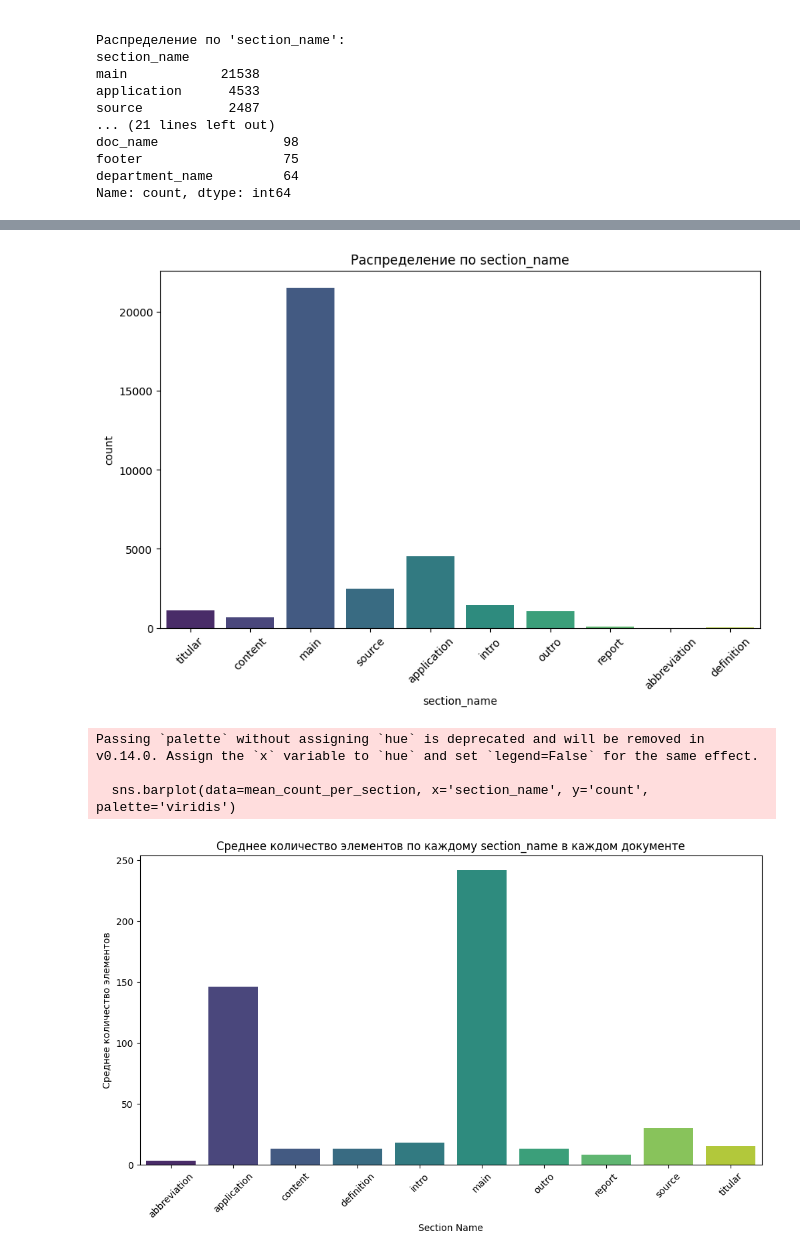
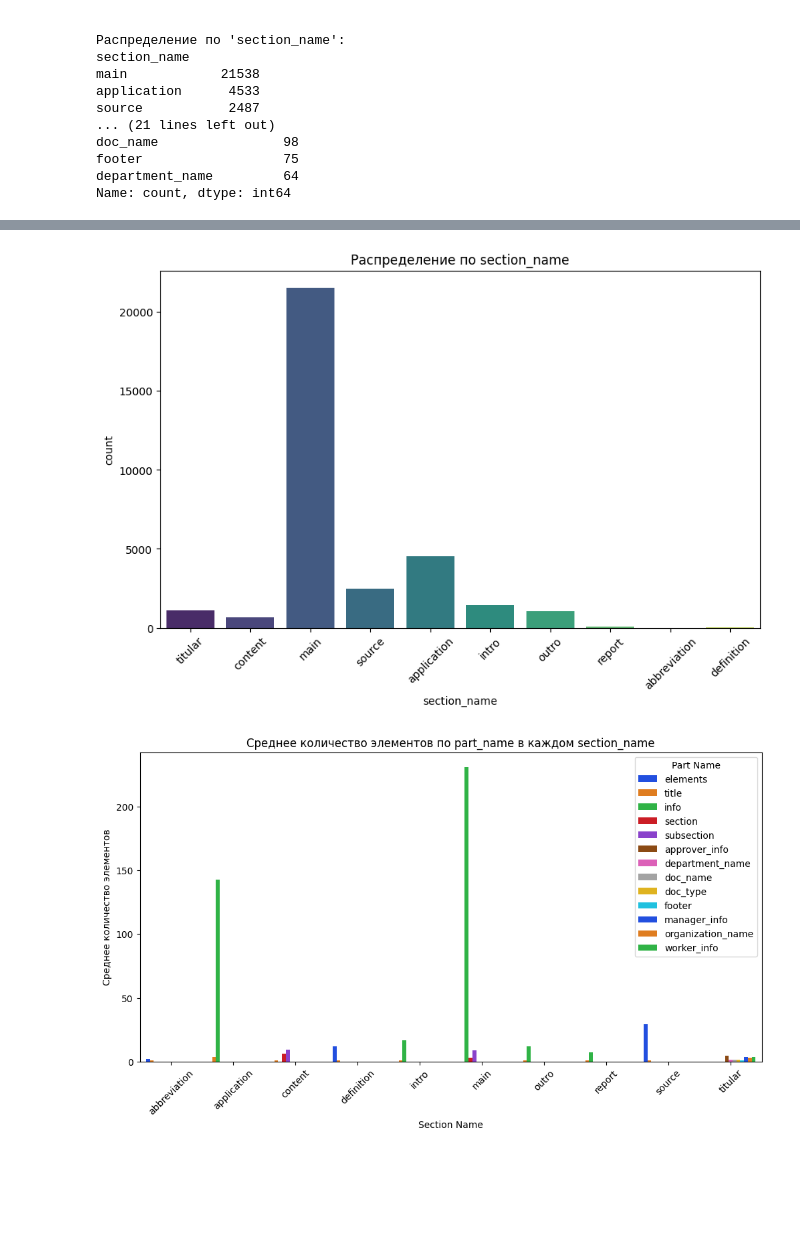
Before and after one commit to xyle-net/VK_DPP, a Jupyter notebook: Data&ML(xyle_net).ipynb, the cells around one changed output, grey strips where cells are left out. Saved outputs shown, nothing was run; the diff lists cells and outputs as text; code cells hidden in the pictures; blank space fills up the shorter version.

Commit message:
Исправлено Распределение по составляющим элементов

```diff
--- a/Data&ML(xyle_net).ipynb
+++ b/Data&ML(xyle_net).ipynb
@@ -43,8 +43,8 @@ s3_client = boto3.client(
     "s3",
     endpoint_url="https://s3.cloud.ru",
     region_name="ru-central-1",
-    aws_access_key_id="<access_key>",
-    aws_secret_access_key="<secret_key>"
+    aws_access_key_id="b74d6d10-74da-4ea1-95e1-3b49f39acce8:ee70f136f6ddd5190ad6acfdf49e84b4",
+    aws_secret_access_key="3c1d814509ba1190b0d7ccc642c3f4f7"
 )
 
 obj = s3_client.get_object(Bucket=S3_BUCKET_NAME, Key="data/mapping_dataset.csv")
@@ -125,38 +125,36 @@ Name: count, dtype: int64
 # %%
 # 4. Визуализация данных
 # Визуализация общего распределения по 'content_type'
 plt.figure(figsize=(10, 6))
 sns.countplot(data=df, x='content_type')
 plt.title('Распределение по content_type')
 plt.xticks(rotation=45)
 plt.show()
 
 # Визуализация общего распределения по 'section_name'
 plt.figure(figsize=(10, 6))
 sns.countplot(data=df, x='section_name', hue='section_name', legend=False, palette='viridis')
 plt.title('Распределение по section_name')
 plt.xticks(rotation=45)
 plt.show()
 
 
-grouped = df.groupby(['document_id', 'section_name']).size().reset_index(name='count')
-mean_count_per_section = grouped.groupby('section_name')['count'].mean().reset_index()
+grouped = df.groupby(['document_id', 'section_name', 'part_name']).size().reset_index(name='count')
+mean_count_per_part = grouped.groupby(['section_name', 'part_name'])['count'].mean().reset_index()
 
-# Визуализация среднего количества элементов для каждого section_name
+# Визуализация среднего количества элементов по part_name в каждом section_name
 plt.figure(figsize=(12, 6))
-sns.barplot(data=mean_count_per_section, x='section_name', y='count', palette='viridis')
-plt.title('Среднее количество элементов по каждому section_name в каждом документе')
+sns.barplot(data=mean_count_per_part, x='section_name', y='count', hue='part_name', palette='bright')
+plt.title('Среднее количество элементов по part_name в каждом section_name')
 plt.xlabel('Section Name')
 plt.ylabel('Среднее количество элементов')
 plt.xticks(rotation=45)
+plt.legend(title='Part Name')
 plt.show()
 # %% [output]
 [figure]
 [figure]
-Passing `palette` without assigning `hue` is deprecated and will be removed in v0.14.0. Assign the `x` variable to `hue` and set `legend=False` for the same effect.
-
-  sns.barplot(data=mean_count_per_section, x='section_name', y='count', palette='viridis')
-[figure, old version]
+[figure, new version]
 # %%
 # 5. Анализ текстовых данных
 # Анализ длины текста в 'content_value'
```
Also changed, not shown: parts of 2 cells of this notebook.
